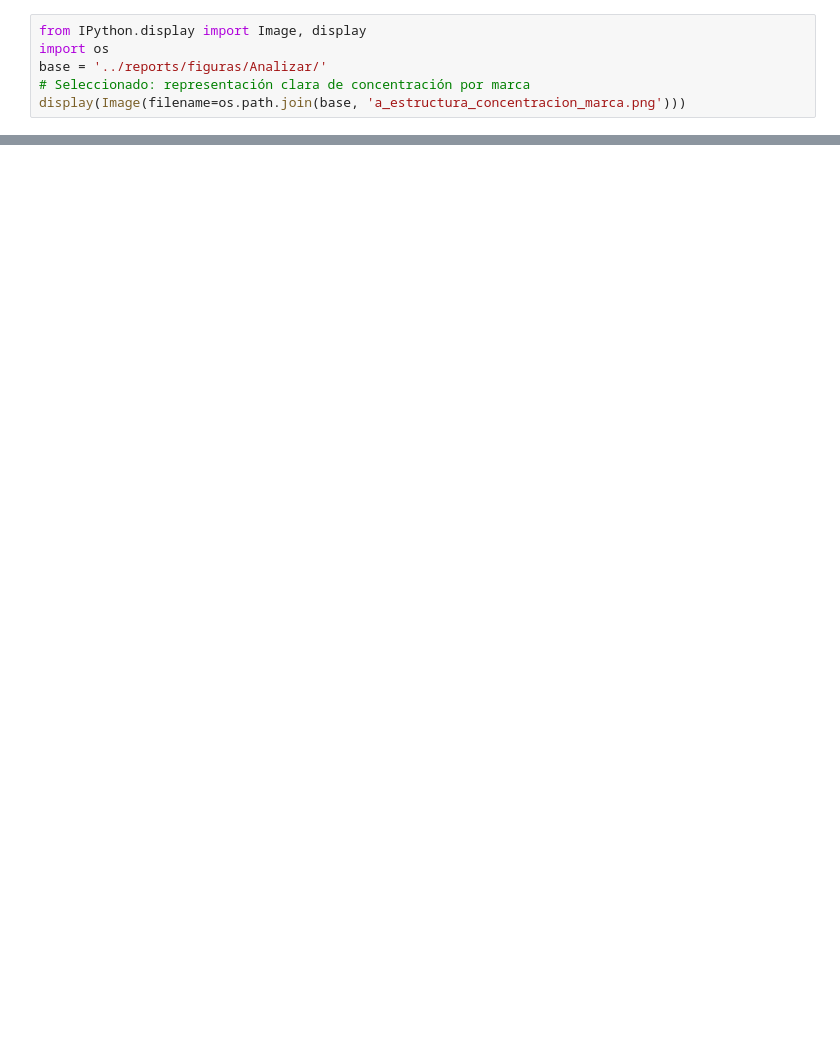
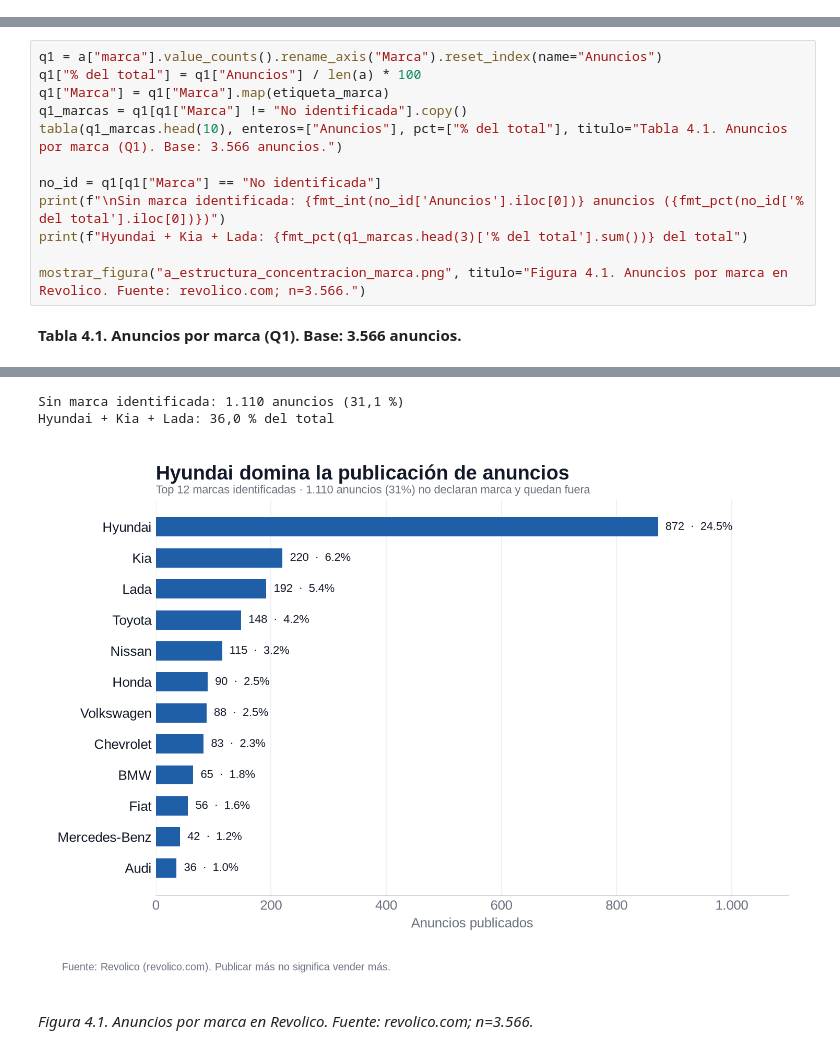
Before and after one commit to aRandomFool/ICD-Mercado-Automotriz, a Jupyter notebook: notebooks/reporte_completo_mercado_automotriz.ipynb, the cells around one changed output, grey strips where cells are left out. Drawn from its saved outputs; the diff is of its cells as text; blank space fills up the shorter version.

```diff
--- a/notebooks/reporte_completo_mercado_automotriz.ipynb
+++ b/notebooks/reporte_completo_mercado_automotriz.ipynb
@@ -49,6 +0,0 @@ Se analiza qué marcas dominan la oferta habanera.
-# %%
-from IPython.display import Image, display
-import os
-base = '../reports/figuras/Analizar/'
-# Seleccionado: representación clara de concentración por marca
-display(Image(filename=os.path.join(base, 'a_estructura_concentracion_marca.png')))
@@ -177,0 +449,14 @@ display(Image(filename=os.path.join(base, 'q7_municipio_mayor_indice_publicacion
+# %%
+q1 = a["marca"].value_counts().rename_axis("Marca").reset_index(name="Anuncios")
+q1["% del total"] = q1["Anuncios"] / len(a) * 100
+q1["Marca"] = q1["Marca"].map(etiqueta_marca)
+q1_marcas = q1[q1["Marca"] != "No identificada"].copy()
+tabla(q1_marcas.head(10), enteros=["Anuncios"], pct=["% del total"], titulo="Tabla 4.1. Anuncios por marca (Q1). Base: 3.566 anuncios.")
+
+no_id = q1[q1["Marca"] == "No identificada"]
+print(f"\nSin marca identificada: {fmt_int(no_id['Anuncios'].iloc[0])} anuncios ({fmt_pct(no_id['% del total'].iloc[0])})")
+print(f"Hyundai + Kia + Lada: {fmt_pct(q1_marcas.head(3)['% del total'].sum())} del total")
+
+mostrar_figura("a_estructura_concentracion_marca.png", titulo="Figura 4.1. Anuncios por marca en Revolico. Fuente: revolico.com; n=3.566.")
+# %% [output]
+**Tabla 4.1. Anuncios por marca (Q1). Base: 3.566 anuncios.**
@@ -177,0 +474,4 @@ display(Image(filename=os.path.join(base, 'q7_municipio_mayor_indice_publicacion
+Sin marca identificada: 1.110 anuncios (31,1 %)
+Hyundai + Kia + Lada: 36,0 % del total
+[figure, added]
+*Figura 4.1. Anuncios por marca en Revolico. Fuente: revolico.com; n=3.566.*
```
Also changed, not shown: parts of 78 cells of this notebook, 33 other files.
